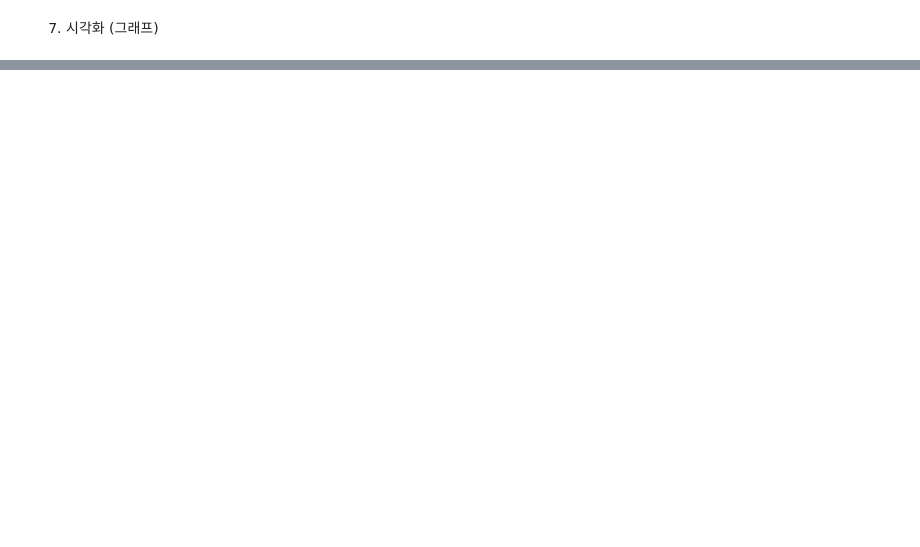
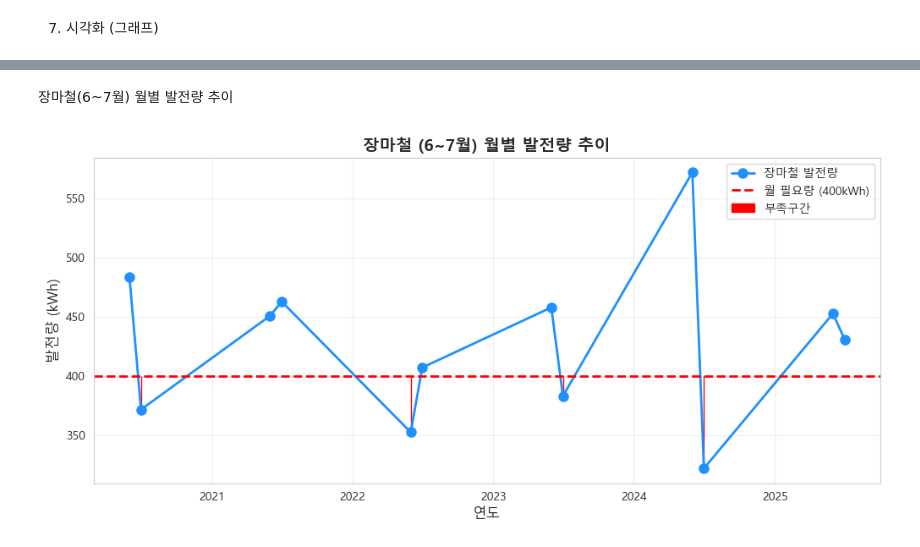
Before and after one commit to Subin928/RE_data_project, a Jupyter notebook: RE_data_project_idea.ipynb, the cells around one changed output, grey strips where cells are left out. Drawn from its saved outputs; the diff is of its cells as text; code cells hidden in the pictures; blank space fills up the shorter version.

```diff
--- a/RE_data_project_idea.ipynb
+++ b/RE_data_project_idea.ipynb
@@ -340,0 +424,43 @@ plt.show()
+# %% [markdown]
+장마철(6~7월) 월별 발전량 추이
+# %%
+plt.figure(figsize=(12, 5))
+
+# 선 그래프 그리기
+# - x축: 날짜 (merged_67['일시'])
+# - y축: 발전량 (merged_67['발전량(kWh)'])
+# - marker='o': 점 표시 (동그라미)
+# - linewidth=2: 선 굵기
+# - markersize=8: 점 크기
+
+plt.plot(merged_67['일시'], merged_67['발전량(kWh)'],
+         marker='o', linewidth=2, markersize=8,
+         color='dodgerblue', label='장마철 발전량')
+
+# 수평선 그리기 (월 필요량 400kWh를 빨간 점선으로)
+# axhline(): 축을 따라 수평선을 표시
+# -y=400: y축 400 위치에 선 그리기
+# -linestyle='--': 점선
+
+plt.axhline(y=400, color='red', linestyle='--', linewidth=2, label='월 필요량 (400kWh)' )
+
+# 부족한 구간 색칠하기
+# fill_between(): 두 수평 방향의 곡선 사이 채우기
+# - 400과 실제 발전량 사이를 빨간색으로 채우기
+# - where 조건: 발전량이 400보다 작을 때만 색칠
+
+plt.fill_between(merged_67['일시'], 400, merged_67['발전량(kWh)'],
+                 where=(merged_67['발전량(kWh)'] < 400),
+                 color='red', label = '부족구간')
+
+# 그래프 꾸미기
+
+plt.title('장마철 (6~7월) 월별 발전량 추이', fontsize=14, fontweight='bold')
+plt.xlabel('연도', fontsize=12)
+plt.ylabel('발전량 (kWh)', fontsize=12)
+plt.legend(loc='upper right') # 범례 (우측 상단)
+plt.grid(True, alpha=0.3) # 격자 (투명도 30%)
+
+plt.show()
+# %% [output]
+[figure, added]
```
Also changed, not shown: parts of 14 cells of this notebook.
